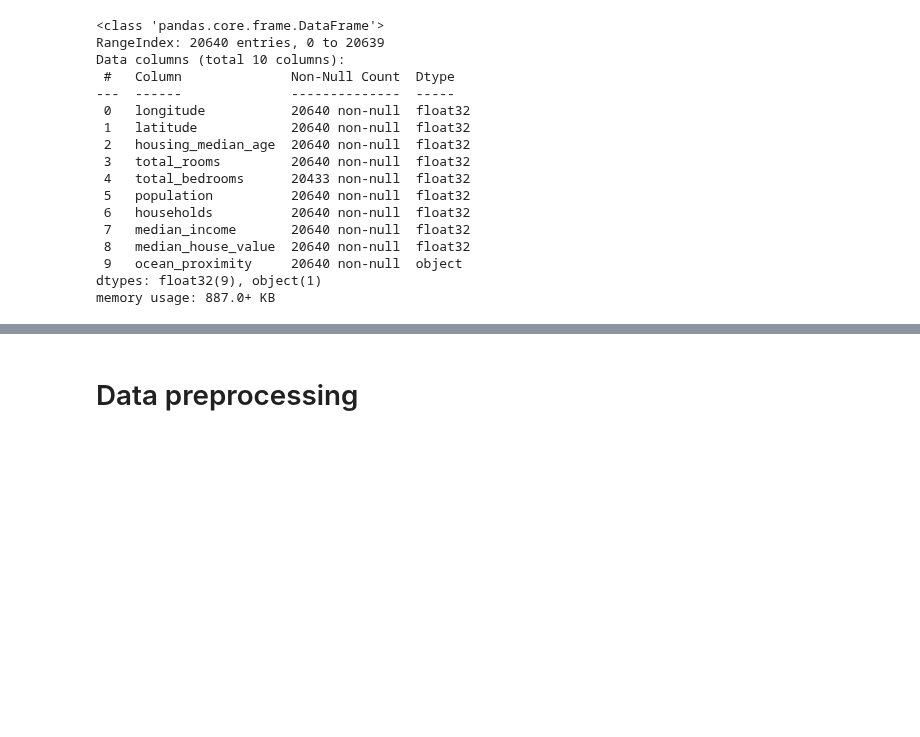
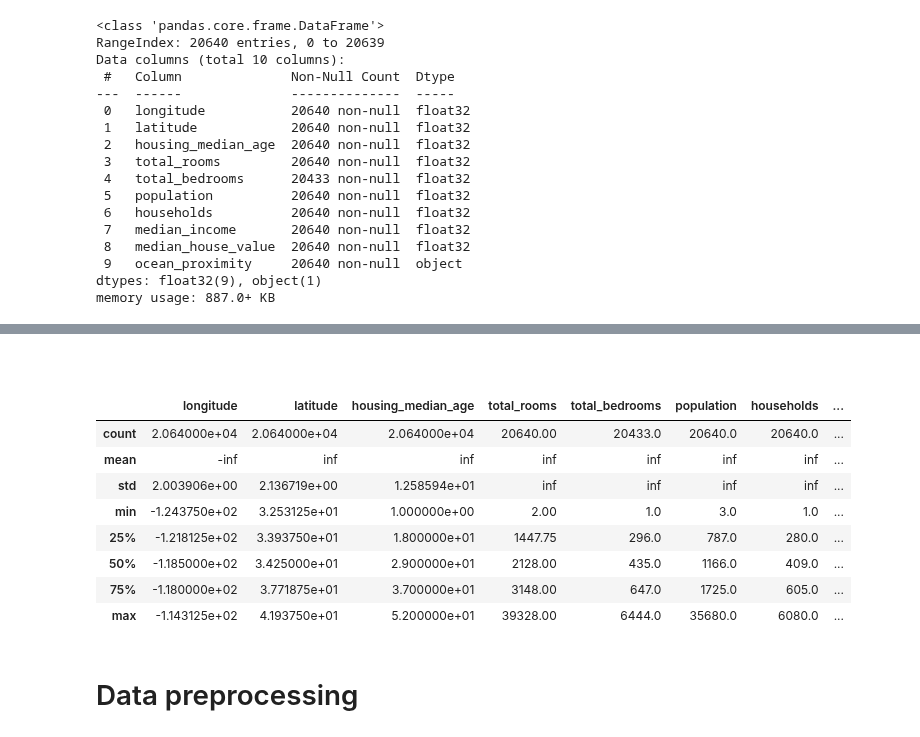
Before and after one commit to w4bo/AA2425-unibo-bigdataandcloudplatforms, a Jupyter notebook: slides/lab-01-Metadata.ipynb, the cells around one changed output, grey strips where cells are left out. Cells and saved outputs as stored; diff of their text form; code cells hidden in the pictures; blank space fills up the shorter version.

```diff
--- a/slides/lab-01-Metadata.ipynb
+++ b/slides/lab-01-Metadata.ipynb
@@ -173,0 +172,5 @@ memory usage: 887.0+ KB
+# %%
+dff = df.copy(deep=True) # copy the dataframe
+for x in df.columns: # iterate over the columns
+    if dff[x].dtype == 'float64': dff[x] = dff[x].astype('float16') # ... change it to `float16`
+dff.info() # show some statistics on the dataframe
@@ -174,3 +195,17 @@ memory usage: 887.0+ KB
+# %% [markdown]
+#
+# %%
+dff.describe()
+# %% [output]
+|  | longitude | latitude | housing_median_age | total_rooms | total_bedrooms | population | households | ... |
+| count | 2.064000e+04 | 2.064000e+04 | 2.064000e+04 | 20640.00 | 20433.0 | 20640.0 | 20640.0 | ... |
+| mean | -inf | inf | inf | inf | inf | inf | inf | ... |
+| std | 2.003906e+00 | 2.136719e+00 | 1.258594e+01 | inf | inf | inf | inf | ... |
+| min | -1.243750e+02 | 3.253125e+01 | 1.000000e+00 | 2.00 | 1.0 | 3.0 | 1.0 | ... |
+| 25% | -1.218125e+02 | 3.393750e+01 | 1.800000e+01 | 1447.75 | 296.0 | 787.0 | 280.0 | ... |
+| 50% | -1.185000e+02 | 3.425000e+01 | 2.900000e+01 | 2128.00 | 435.0 | 1166.0 | 409.0 | ... |
+| 75% | -1.180000e+02 | 3.771875e+01 | 3.700000e+01 | 3148.00 | 647.0 | 1725.0 | 605.0 | ... |
+| max | -1.143125e+02 | 4.193750e+01 | 5.200000e+01 | 39328.00 | 6444.0 | 35680.0 | 6080.0 | ... |
 # %% [markdown]
 # Data preprocessing
 # %% [markdown]
```
Also changed, not shown: parts of 19 cells of this notebook, 1 other file.
